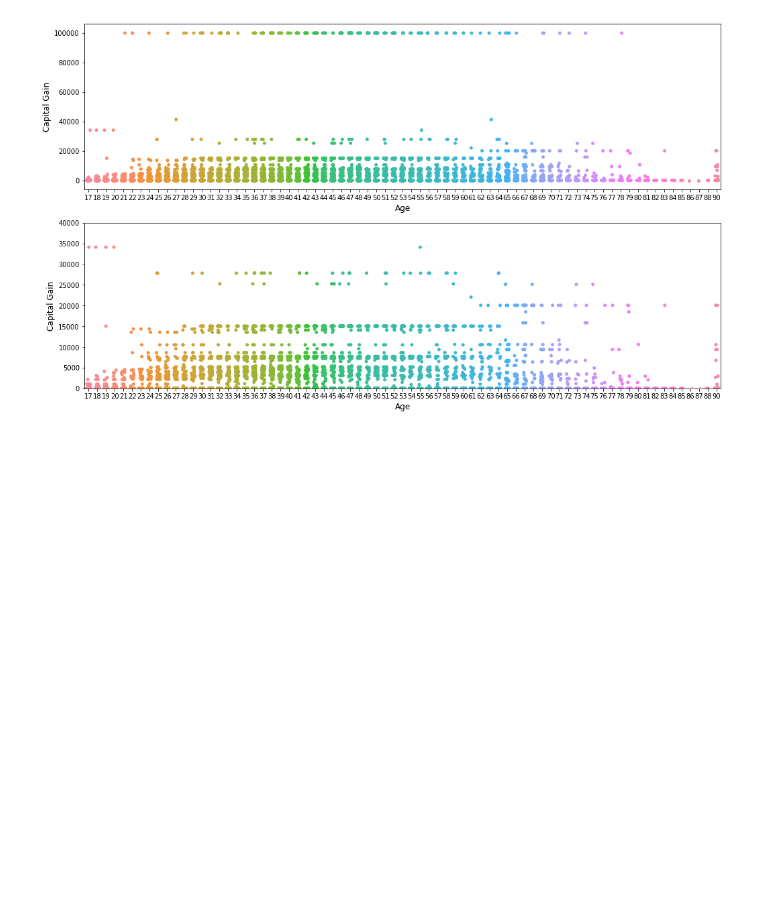
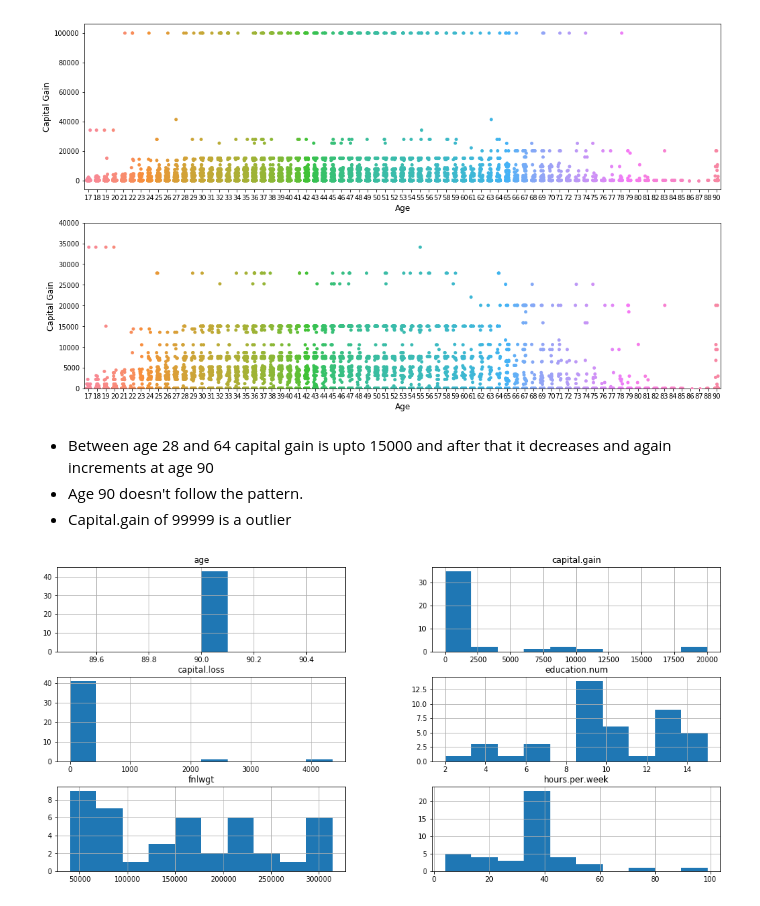
Before and after one commit to katreparitosh/Income-Predictor-Model, a Jupyter notebook: adultcensus1.ipynb, the cells around one changed output. Drawn from its saved outputs; the diff is of its cells as text; code cells hidden in the pictures; blank space fills up the shorter version.

```diff
--- a/adultcensus1.ipynb
+++ b/adultcensus1.ipynb
@@ -391,3 +391,11 @@ plt.ylabel('Capital Gain',fontsize = 12);
 plt.ylim(0,40000);
 # %% [output]
 [figure]
+# %% [markdown]
+- Between age 28 and 64 capital gain is upto 15000 and after that it decreases and again increments at age 90
+- Age 90 doesn't follow the pattern.
+- Capital.gain of 99999 is a outlier
+# %%
+adult_df[adult_df['age'] == 90].hist(figsize = (17,8));
+# %% [output]
+[figure, added]
```
